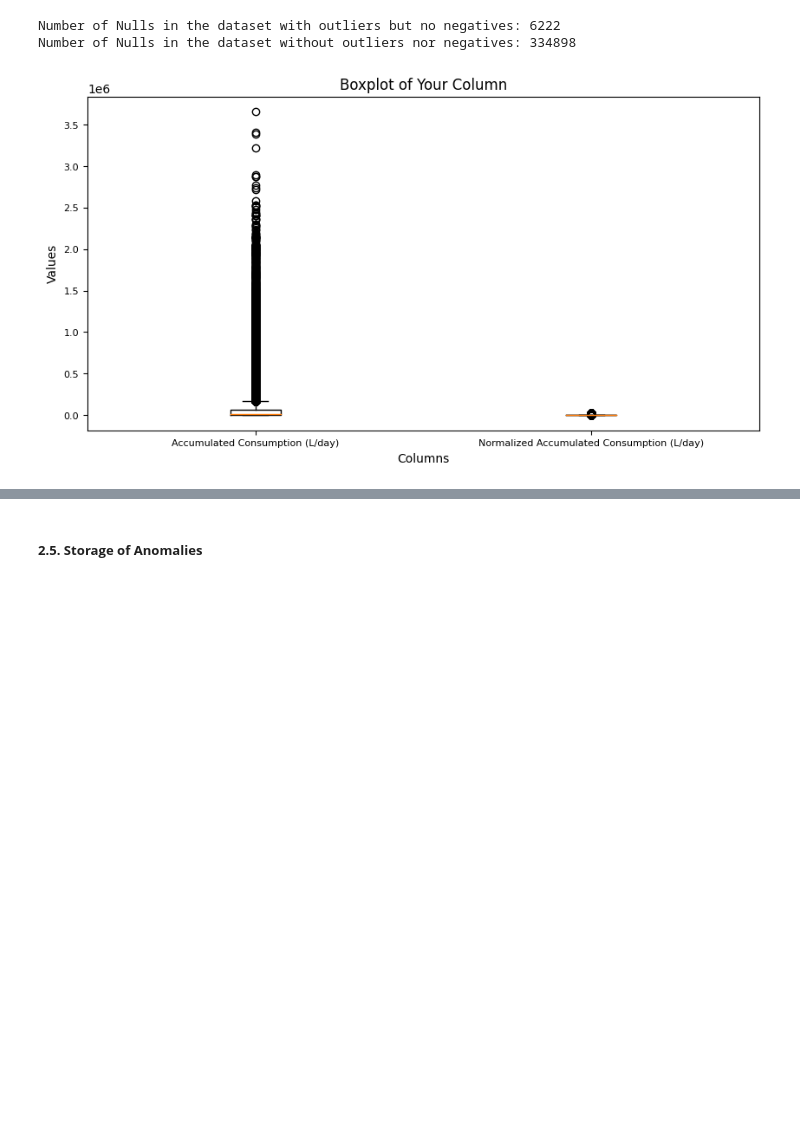
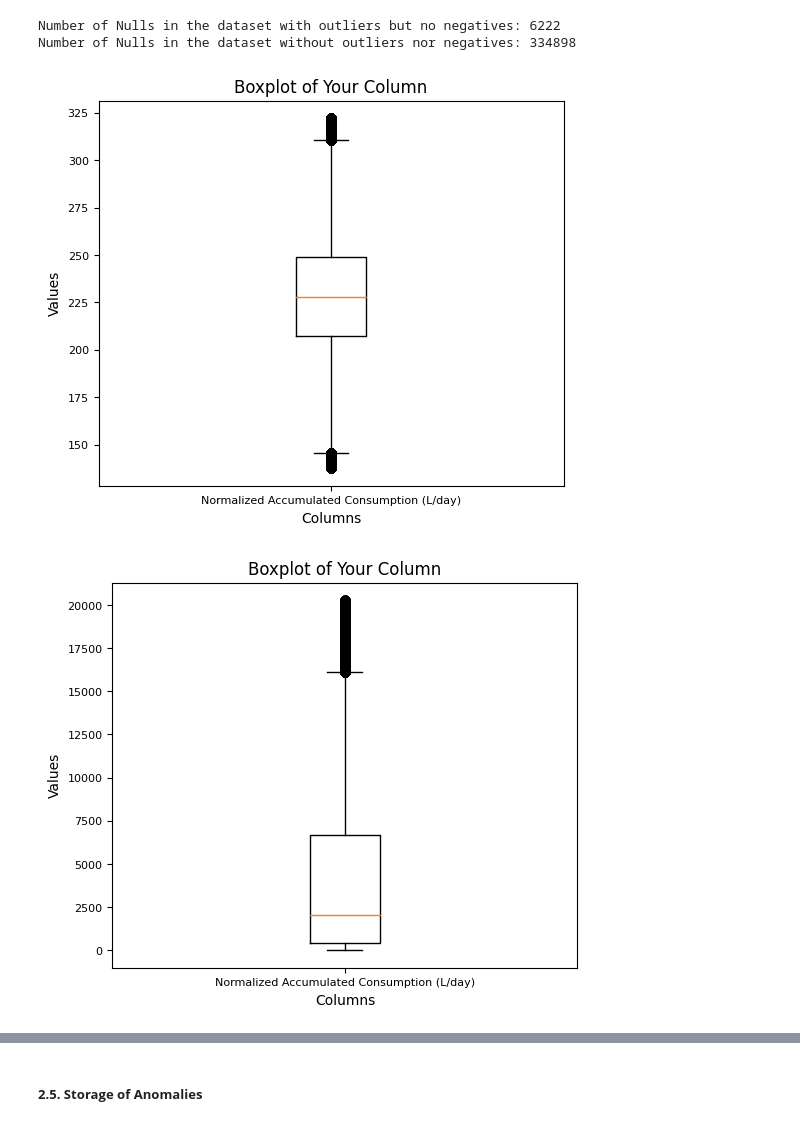
Before and after one commit to edithruizz/TFG, a Jupyter notebook: Python_Notebooks/dataset1_v2.ipynb, the cells around one changed output, grey strips where cells are left out. Drawn from its saved outputs; the diff is of its cells as text; code cells hidden in the pictures; blank space fills up the shorter version.

```diff
--- a/Python_Notebooks/dataset1_v2.ipynb
+++ b/Python_Notebooks/dataset1_v2.ipynb
@@ -252,13 +267,15 @@ plt.show()
 dataset1_box = dataset1.dropna(subset = ['District'])
 dataset1_box = dataset1_box.dropna(subset = ['Census section'])
 
-columns_to_plot = ['Accumulated Consumption (L/day)', 'Normalized Accumulated Consumption (L/day)']
-plt.figure(figsize=(10, 5))
-plt.boxplot([dataset1_box[col] for col in columns_to_plot], labels=columns_to_plot)
-plt.title('Boxplot of Your Column', fontsize=12)
-plt.xlabel('Columns', fontsize=10)
-plt.ylabel('Values', fontsize=10)
-plt.xticks(fontsize=8)
-plt.yticks(fontsize=8)
-plt.show()
+for use_case in dataset1_box['Use'].unique():
+    iteration_dataset = dataset1_box[dataset1_box['Use'] == use_case].copy()
+    columns_to_plot = ['Normalized Accumulated Consumption (L/day)']
+    plt.figure(figsize=(10, 5))
+    plt.boxplot([iteration_dataset[col] for col in columns_to_plot], labels=columns_to_plot)
+    plt.title('Boxplot of Your Column', fontsize=12)
+    plt.xlabel('Columns', fontsize=10)
+    plt.ylabel('Values', fontsize=10)
+    plt.xticks(fontsize=8)
+    plt.yticks(fontsize=8)
+    plt.show()
 # %% [output]
@@ -408,17 +427,20 @@ Number of Nulls in the dataset without outliers nor negatives: 334898
 # %%
 dataset1_box = dataset1_filtered.dropna(subset = ['District'])
 dataset1_box = dataset1_box.dropna(subset = ['Census section'])
 dataset1_box = dataset1_box.dropna(subset = ['Accumulated Consumption (L/day)'])
 dataset1_box = dataset1_box.dropna(subset = ['Normalized Accumulated Consumption (L/day)'])
 
-columns_to_plot = ['Accumulated Consumption (L/day)', 'Normalized Accumulated Consumption (L/day)']
-plt.figure(figsize=(10, 5))
-plt.boxplot([dataset1_box[col] for col in columns_to_plot], labels=columns_to_plot)
-plt.title('Boxplot of Your Column', fontsize=12)
-plt.xlabel('Columns', fontsize=10)
-plt.ylabel('Values', fontsize=10)
-plt.xticks(fontsize=8)
-plt.yticks(fontsize=8)
-plt.show()
+for use_case in dataset1_box['Use'].unique():
+    iteration_dataset = dataset1_box[dataset1_box['Use'] == use_case].copy()
+    columns_to_plot = ['Normalized Accumulated Consumption (L/day)']
+    plt.figure(figsize=(6, 5))
+    plt.boxplot([iteration_dataset[col] for col in columns_to_plot], labels=columns_to_plot)
+    plt.title('Boxplot of Your Column', fontsize=12)
+    plt.xlabel('Columns', fontsize=10)
+    plt.ylabel('Values', fontsize=10)
+    plt.xticks(fontsize=8)
+    plt.yticks(fontsize=8)
+    plt.show()
 # %% [output]
-[figure, old version]
+[figure, new version]
+[figure, added]
```
Also changed, not shown: parts of 22 cells of this notebook, 2 other files.
